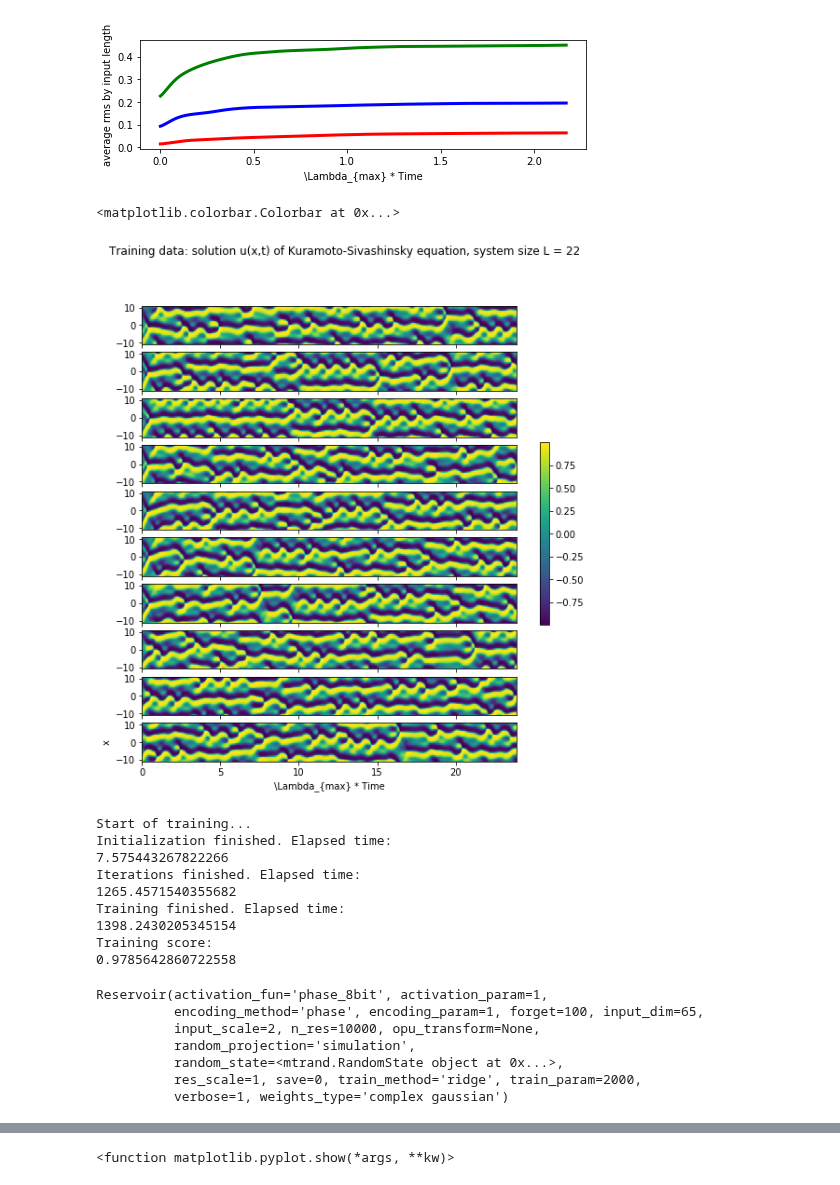
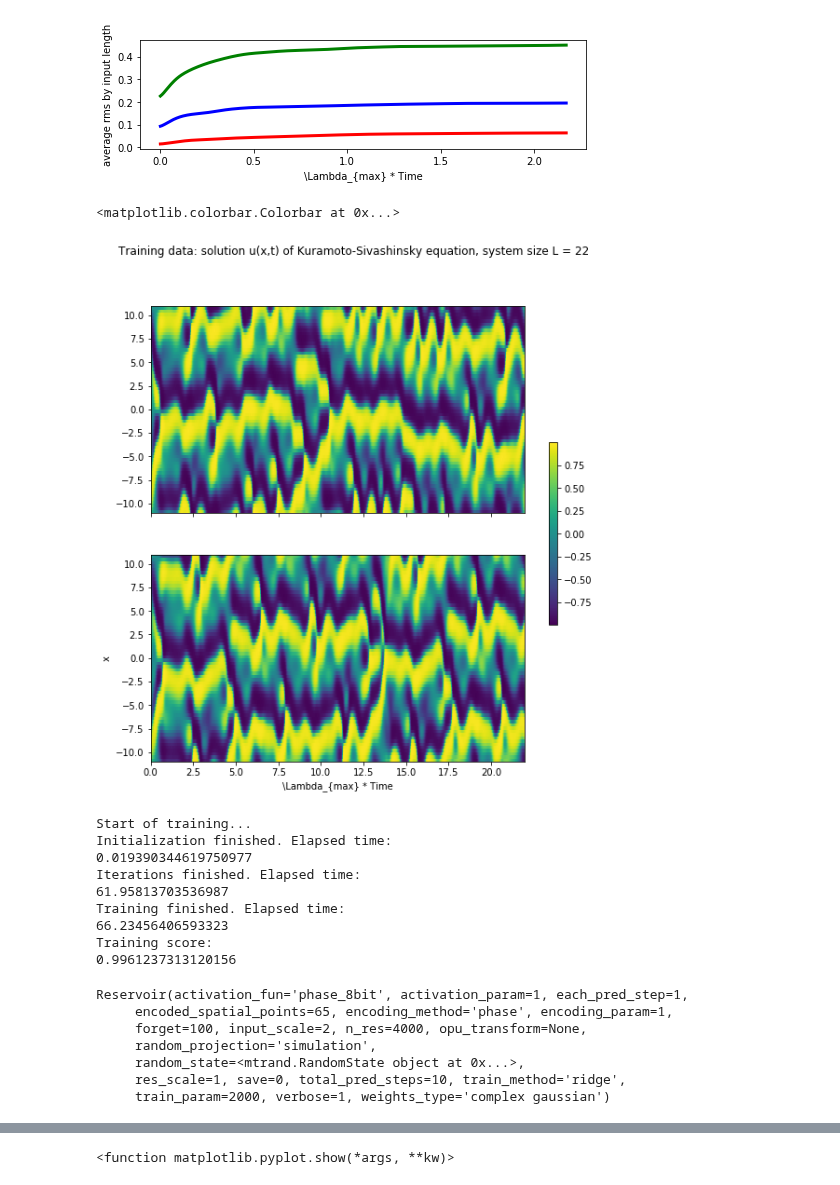
Before and after one commit to jon-dong/reservoir-computing-python, a Jupyter notebook: kuramoto_sivashinsky_test.ipynb, the cells around one changed output, grey strips where cells are left out. Saved outputs shown, nothing was run; the diff lists cells and outputs as text; code cells hidden in the pictures.

```diff
--- a/kuramoto_sivashinsky_test.ipynb
+++ b/kuramoto_sivashinsky_test.ipynb
@@ -65,45 +66,45 @@ b = Reservoir(n_res=n_res, input_scale=2, train_method='ridge', train_param=2000
 #(2**enc_depth)*spatial_points spatial_points+1
 # %%
 # calculate training data
-n_sequence=10
+n_sequence=2
 ks_data, xx_, tt_ = data.kuramoto_sivashinsky(sequence_length=2000, n_sequence=n_sequence,
                                               spatial_points=spatial_points)
 tt = np.linspace(np.amin(tt_), np.amax(tt_), tt_.shape[2])
 xx = xx_[0,:,0]
 lyap_exp = data.kuramoto_sivashinsky_lyap_exp(sequence_length=100, n_sequence = 100, spatial_points=20)
 
 # plot training data
 fig, axs = plt.subplots(n_sequence, 1, sharex=True, figsize=(9,9))
 plt.suptitle('Training data: solution u(x,t) of Kuramoto-Sivashinsky equation, system size L = 22             ')
 plt.ylabel('x')
 plt.xlabel('\Lambda_{max} * Time')
 for i in range(n_sequence):
     im=axs[i].pcolormesh(tt*lyap_exp, xx, ks_data[i, :,:].T, cmap='viridis')
 fig.colorbar(im, ax=axs.ravel().tolist(), shrink=0.4)
 # %% [output]
 <matplotlib.colorbar.Colorbar at 0x...>
-[figure, old version]
+[figure, new version]
 # %%
 # Algorithm training
-y = data.roll_and_concat(ks_data, roll_num=roll_num)
+y = data.roll_and_concat(ks_data, roll_num=1)
 b.fit(ks_data, y)
 # %% [output]
 Start of training...
 Initialization finished. Elapsed time:
-7.575443267822266
+0.019390344619750977
 Iterations finished. Elapsed time:
-1265.4571540355682
+61.95813703536987
 Training finished. Elapsed time:
-1398.2430205345154
+66.23456406593323
 Training score:
-0.9785642860722558
+0.9961237313120156
-Reservoir(activation_fun='phase_8bit', activation_param=1,
-          encoding_method='phase', encoding_param=1, forget=100, input_dim=65,
-          input_scale=2, n_res=10000, opu_transform=None,
-          random_projection='simulation',
-          random_state=<mtrand.RandomState object at 0x...>,
-          res_scale=1, save=0, train_method='ridge', train_param=2000,
-          verbose=1, weights_type='complex gaussian')
+Reservoir(activation_fun='phase_8bit', activation_param=1, each_pred_step=1,
+     encoded_spatial_points=65, encoding_method='phase', encoding_param=1,
+     forget=100, input_scale=2, n_res=4000, opu_transform=None,
+     random_projection='simulation',
+     random_state=<mtrand.RandomState object at 0x...>,
+     res_scale=1, save=0, total_pred_steps=10, train_method='ridge',
+     train_param=2000, verbose=1, weights_type='complex gaussian')
 # %%
 # calculate testing data
 ks_data, _, _ = data.kuramoto_sivashinsky(sequence_length=2000, n_sequence=1, spatial_points=spatial_points)
```
Also changed, not shown: parts of 5 cells of this notebook, 2 other files.
